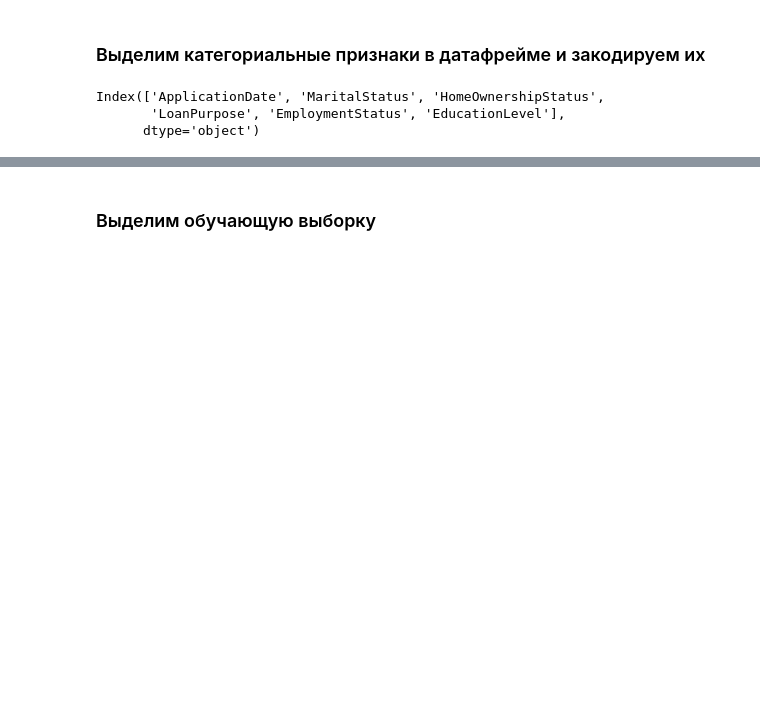
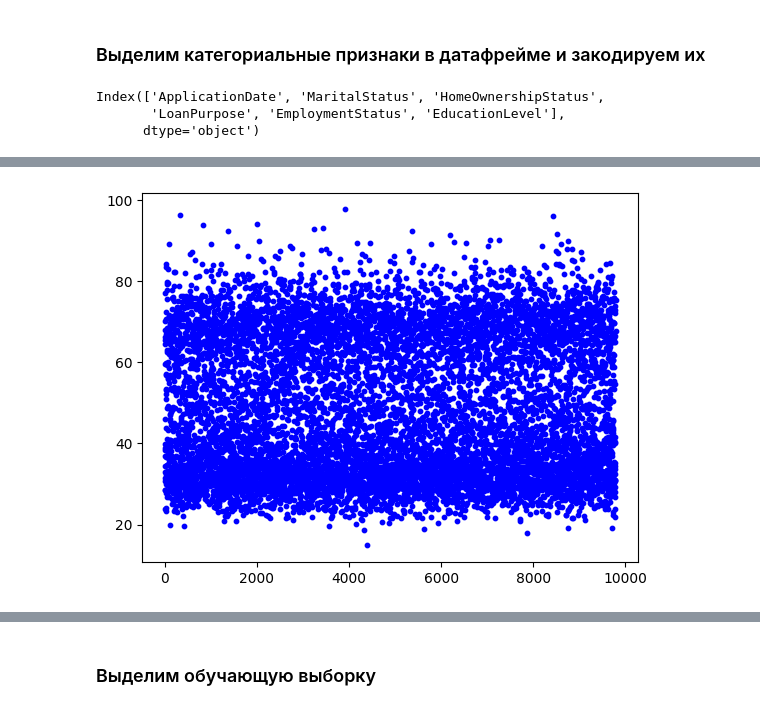
Before and after one commit to ResetPlease/ML_Labs, a Jupyter notebook: LAB2/Lab2.ipynb, the cells around one changed output, grey strips where cells are left out. Cells and saved outputs as stored; diff of their text form; code cells hidden in the pictures; blank space fills up the shorter version.

```diff
--- a/LAB2/Lab2.ipynb
+++ b/LAB2/Lab2.ipynb
@@ -61,0 +86,6 @@ df
+# %%
+plt.scatter(np.arange(0, len(df['RiskScore'])), df['RiskScore'], color = 'blue', s=10)
+
+plt.show()
+# %% [output]
+[figure, added]
```
Also changed, not shown: parts of 14 cells of this notebook, 2 other files.
